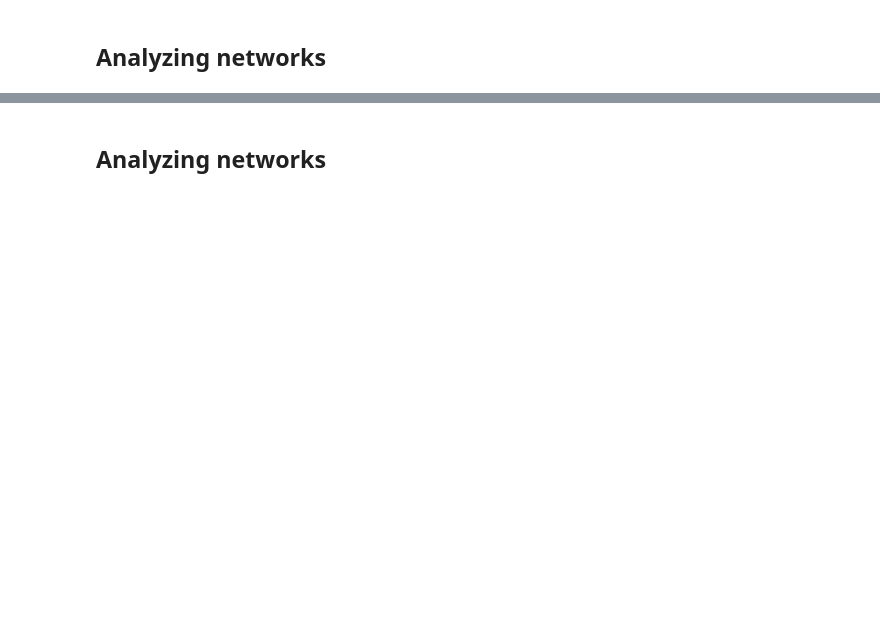
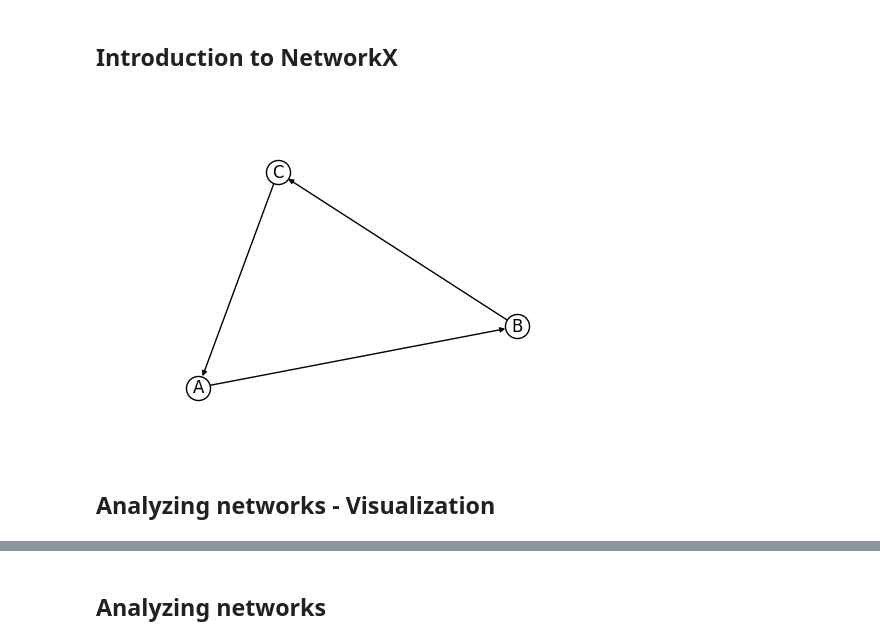
Before and after one commit to felix11h/network-measures-lecture_spp-workshop-18, a Jupyter notebook: network_analysis.ipynb, the cells around one changed output, grey strips where cells are left out. Cells and saved outputs as stored; diff of their text form; code cells hidden in the pictures; blank space fills up the shorter version.

```diff
--- a/network_analysis.ipynb
+++ b/network_analysis.ipynb
@@ -26,3 +85,10 @@ from lib.nx2gt import nx2gt
+# %% [markdown]
+## Introduction to NetworkX
+# %%
+pl.axis('off')
+nx.draw_networkx(h, node_color = 'white')
+# %% [output]
+[figure, added]
 # %%
 from IPython.core.display import HTML
 HTML("""
@@ -77,7 +143,7 @@ def shuffle_nodes(g):
     h = nx.relabel_nodes(g, mapping, copy=False)
     return h
 # %% [markdown]
-## Analyzing networks
+## Analyzing networks - Visualization
 # %%
 nets = make_graphs(N=100)
 fig, (axs) = pl.subplots(nrows=1, ncols=3, figsize=(20, 10));
```
Also changed, not shown: parts of 37 cells of this notebook, 1 other file.
